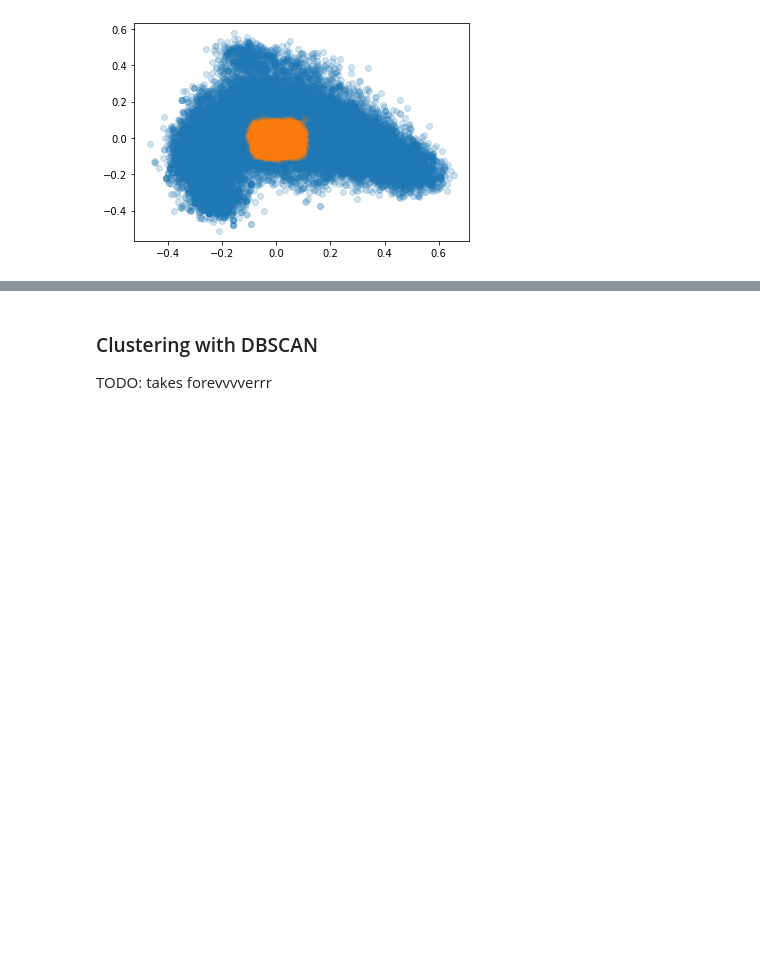
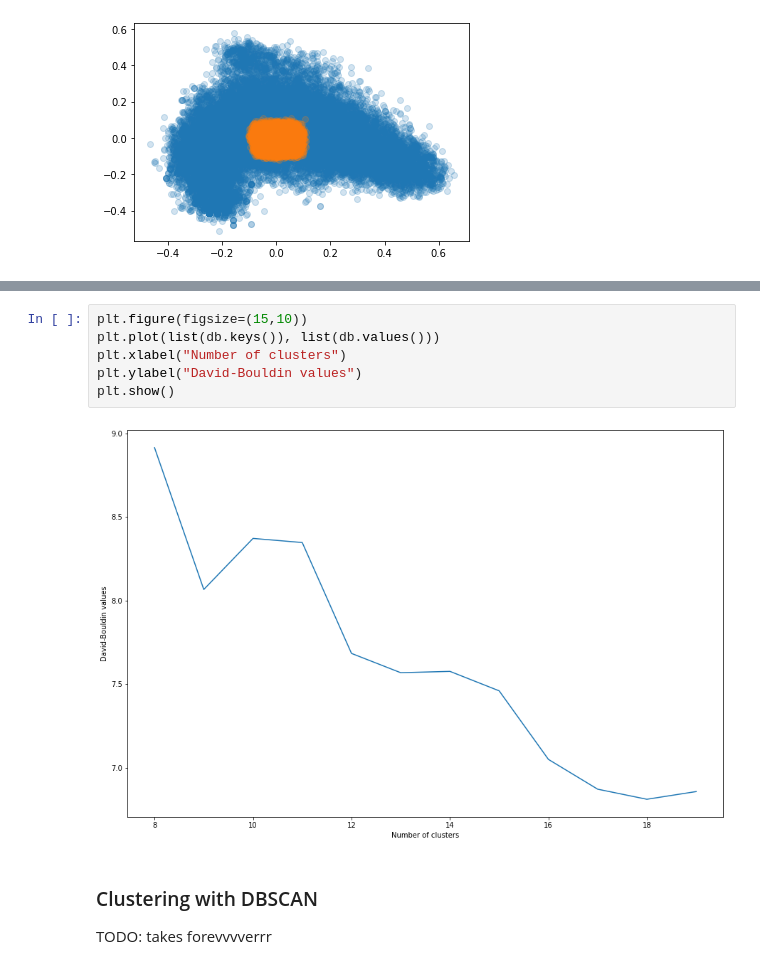
Before and after one commit to isaschm/topic-models-and-word-embeddings, a Jupyter notebook: text_embeddings.ipynb, the cells around one changed output, grey strips where cells are left out. Drawn from its saved outputs; the diff is of its cells as text; blank space fills up the shorter version.

```diff
--- a/text_embeddings.ipynb
+++ b/text_embeddings.ipynb
@@ -164,3 +200,11 @@ list
+# %%
+plt.figure(figsize=(15,10))
+plt.plot(list(db.keys()), list(db.values()))
+plt.xlabel("Number of clusters")
+plt.ylabel("David-Bouldin values")
+plt.show()
+# %% [output]
+[figure, added]
 # %% [markdown]
 ### Clustering with DBSCAN
 
```
Also changed, not shown: parts of 9 cells of this notebook.
